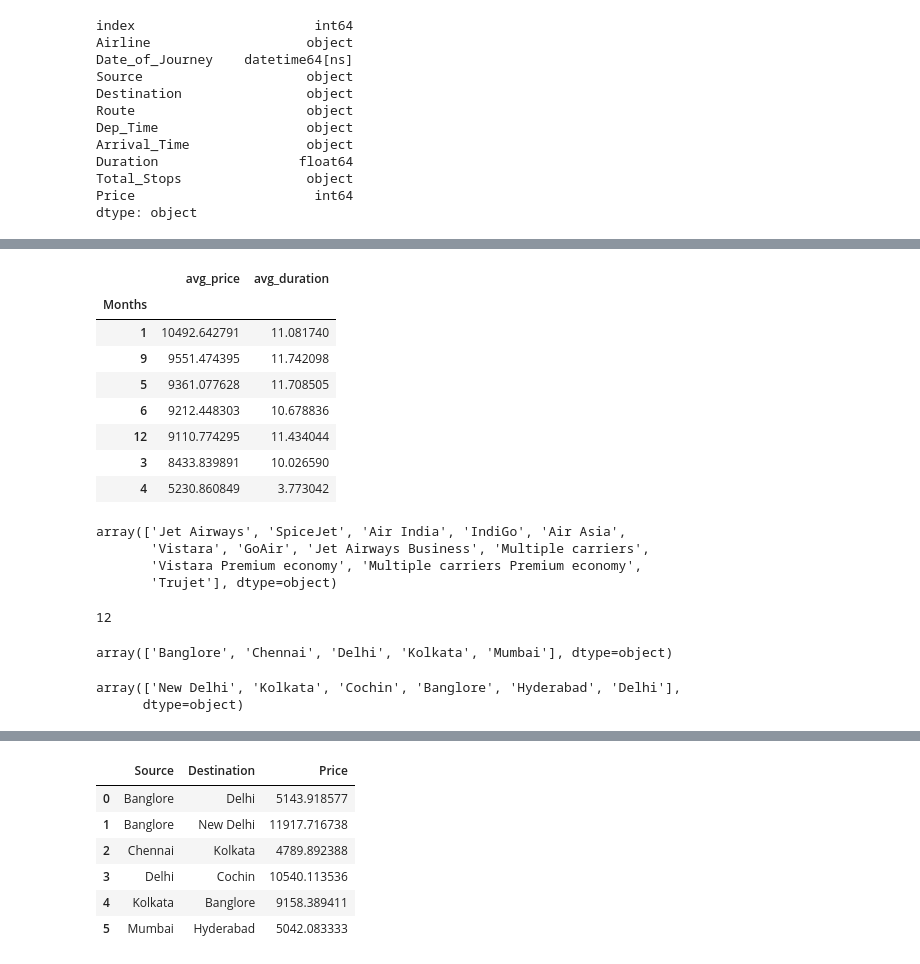
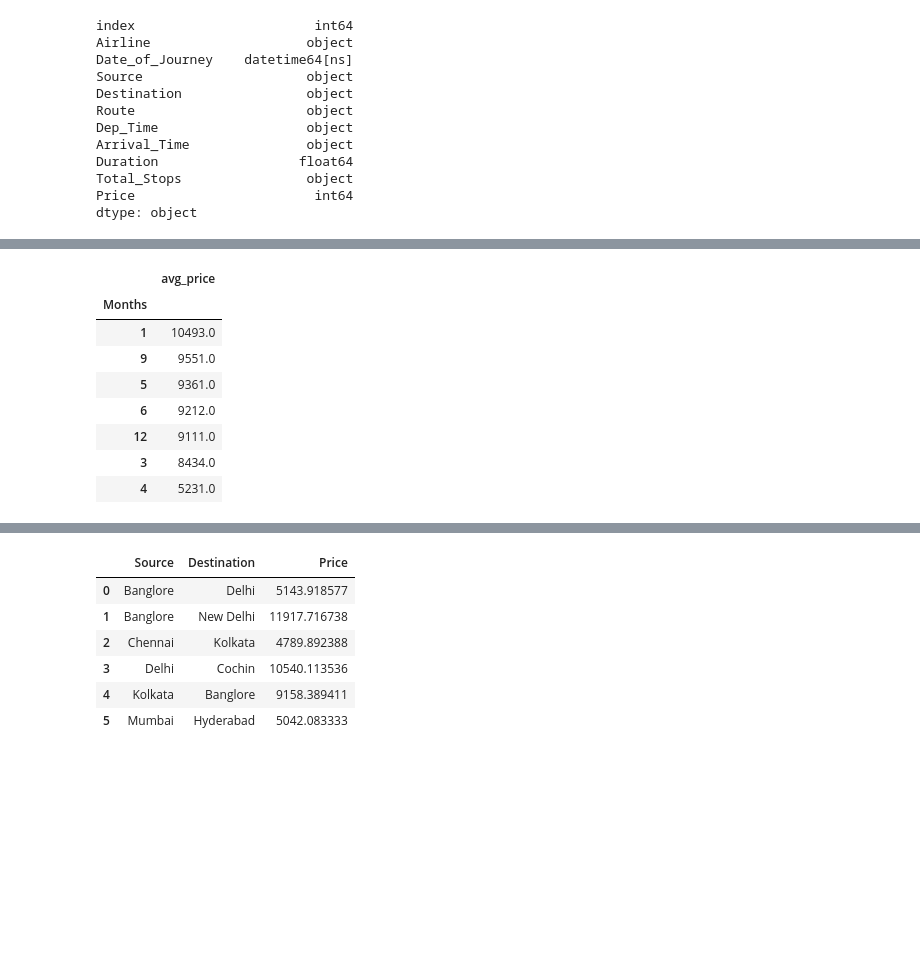
Before and after one commit to mehratif1/Flight_Price_Analysis, a Jupyter notebook: Project1.ipynb, the cells around one changed output, grey strips where cells are left out. Cells and saved outputs as stored; diff of their text form; code cells hidden in the pictures; blank space fills up the shorter version.

```diff
--- a/Project1.ipynb
+++ b/Project1.ipynb
@@ -46,2 +46,0 @@ dtype: object
-# %%
-df["Route"] = df["Route"].astype("str").str.replace("→", "-")
@@ -270,3 +347,6 @@ print(df[["Date_of_Journey", "Months"]])
 10682      2019-12-06      12
 
 [10681 rows x 2 columns]
+# %%
+df["Months"] = df["Date_of_Journey"].dt.month
+print(df[["Date_of_Journey", "Months"]])
@@ -273,33 +368,13 @@ print(df[["Date_of_Journey", "Months"]])
 # %%
-df.groupby("Months").agg(avg_price = ("Price", "mean"), avg_duration = ("Duration", "mean")).sort_values(by = "avg_price", ascending= False)
+price_months_comparison=df.groupby("Months").agg(avg_price = ("Price", "mean")).sort_values(by = "avg_price", ascending= False)
+price_months_comparison.round()
 # %% [output]
-|  | avg_price | avg_duration |
-| Months |  |  |
-| 1 | 10492.642791 | 11.081740 |
-| 9 | 9551.474395 | 11.742098 |
-| 5 | 9361.077628 | 11.708505 |
-| 6 | 9212.448303 | 10.678836 |
-| 12 | 9110.774295 | 11.434044 |
-| 3 | 8433.839891 | 10.026590 |
-| 4 | 5230.860849 | 3.773042 |
+|  | avg_price |
+| Months |  |
+| 1 | 10493.0 |
+| 9 | 9551.0 |
+| 5 | 9361.0 |
+| 6 | 9212.0 |
+| 12 | 9111.0 |
+| 3 | 8434.0 |
+| 4 | 5231.0 |
-# %%
-df['Airline'].unique()
-# %% [output]
-array(['Jet Airways', 'SpiceJet', 'Air India', 'IndiGo', 'Air Asia',
-       'Vistara', 'GoAir', 'Jet Airways Business', 'Multiple carriers',
-       'Vistara Premium economy', 'Multiple carriers Premium economy',
-       'Trujet'], dtype=object)
-# %%
-total_airlines=df['Airline'].nunique()
-total_airlines
-# %% [output]
-12
-# %%
-df['Source'].unique()
-# %% [output]
-array(['Banglore', 'Chennai', 'Delhi', 'Kolkata', 'Mumbai'], dtype=object)
-# %%
-df['Destination'].unique()
-# %% [output]
-array(['New Delhi', 'Kolkata', 'Cochin', 'Banglore', 'Hyderabad', 'Delhi'],
-      dtype=object)
```
Also changed, not shown: parts of 34 cells of this notebook, 1 other file.
